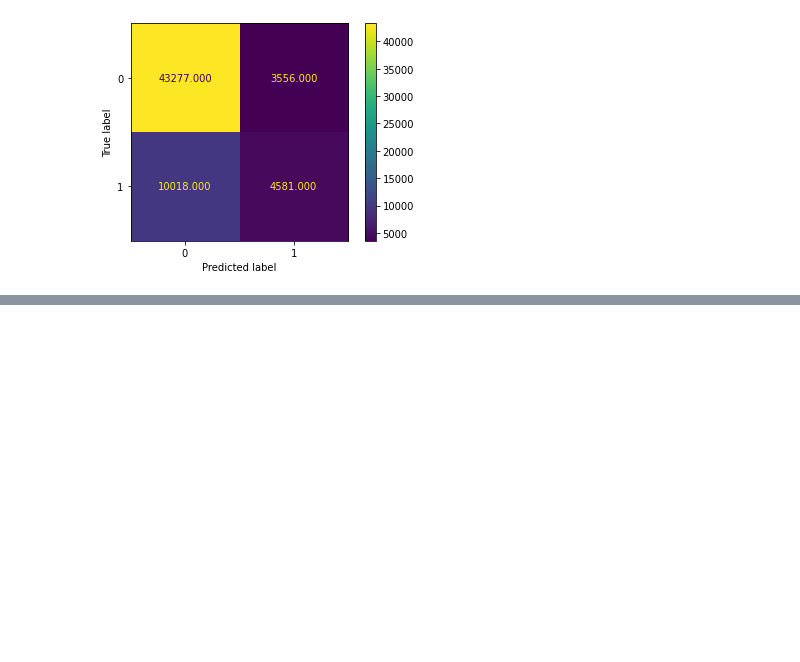
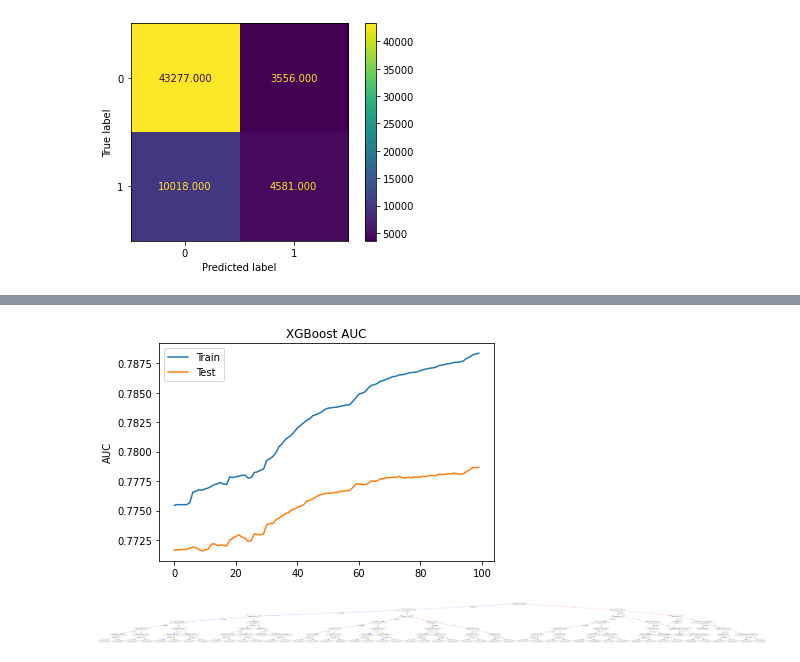
Before and after one commit to avidutta20/challenge_may21, a Jupyter notebook: model.ipynb, the cells around one changed output, grey strips where cells are left out. Drawn from its saved outputs; the diff is of its cells as text; code cells hidden in the pictures; blank space fills up the shorter version.

```diff
--- a/model.ipynb
+++ b/model.ipynb
@@ -734,6 +698,0 @@ from sklearn.linear_model import LogisticRegression
-# %%
-
-# using logistic_regression
-clf_logistic = LogisticRegression()
-clf_logistic.fit(x_train, y_train)
-y_hat_logistic = clf_logistic.predict(x_test)
@@ -763,4 +698,0 @@ from sklearn.svm import SVC
-# %%
-clf_svc = SVC(kernel='poly',degree=3 ,random_state= 25)
-clf_svc.fit(x_test, y_test)
-y_hat_svc = clf_svc.predict(x_test)
@@ -784,0 +701,14 @@ fig.savefig('rf_individualtree.png')
+# %%
+n_train = len(x_train)-1
+train = 1
+# (x_train[eval_ind:],y_train[eval_ind:])
+eval_ind = int(n_train*train)
+eval_set = [(x_train[0:eval_ind], y_train[0:eval_ind]),(x_test, y_test)]
+
+clf_xgb = XGBClassifier(max_depth = 6,
+                        n_estimators=100,
+                        learning_rate = 0.1,
+                        gamma = 0.1,
+                        random_state = 25)
+clf_xgb.fit(x_train,y_train,eval_set= eval_set,eval_metric=['auc','error'])
+y_hat_xgb = clf_xgb.predict(x_test)
@@ -784,0 +733,20 @@ fig.savefig('rf_individualtree.png')
+# %%
+results = clf_xgb.evals_result()
+epochs = len(results['validation_0']['error'])
+x_axis = range(0, epochs)
+fig, ax = plt.subplots()
+
+ax.plot(x_axis, results['validation_0']['auc'], label='Train')
+ax.plot(x_axis, results['validation_1']['auc'], label='Test')
+ax.legend()
+plt.ylabel('AUC')
+plt.title('XGBoost AUC')
+plt.show()
+# %% [output]
+[figure, added]
+# %%
+fig, ax = plt.subplots(figsize=(60, 30))
+plot_tree(clf_xgb, num_trees=1, ax = ax)
+plt.savefig('1.png')
+# %% [output]
+[figure, added]
```
Also changed, not shown: parts of 54 cells of this notebook.
